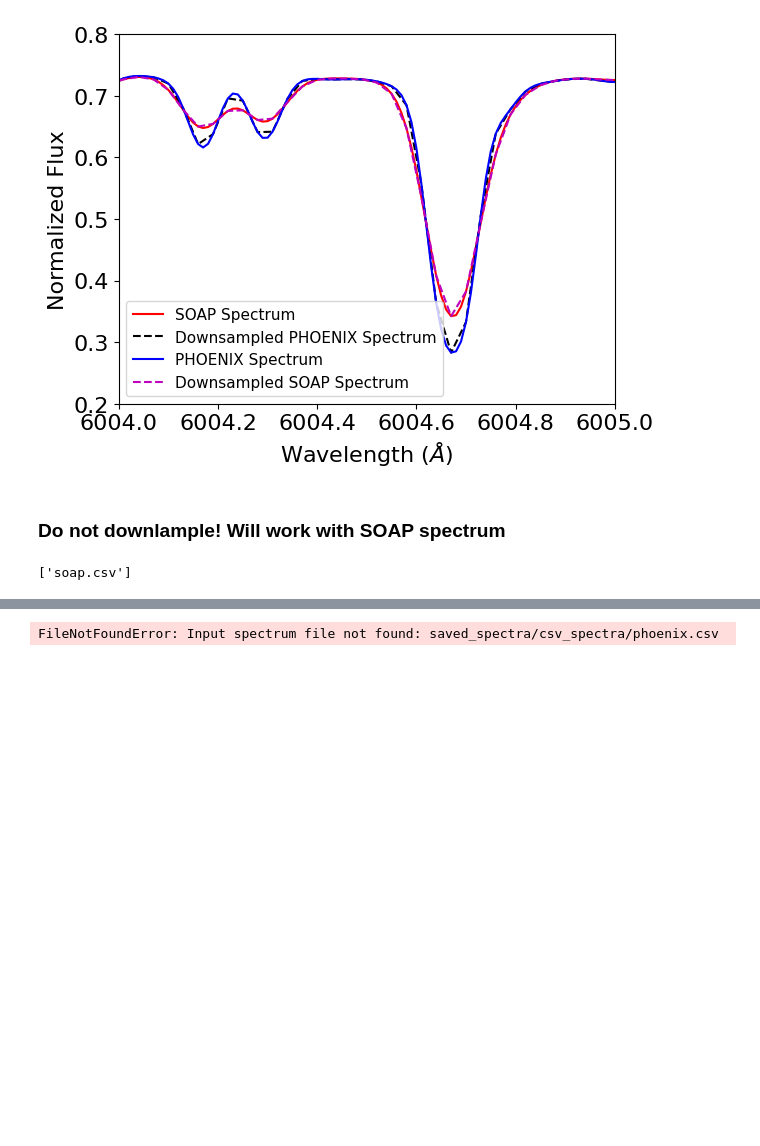
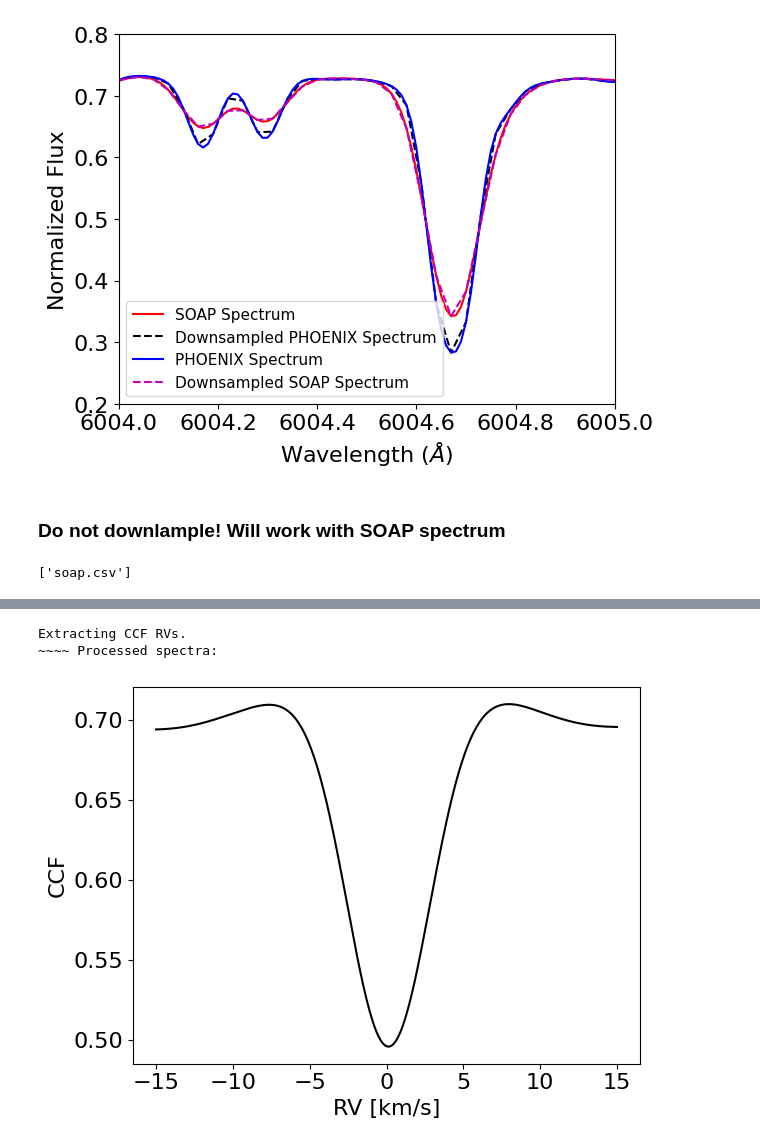
Before and after one commit to vadibekyan/DL_RV_diogo, a Jupyter notebook: integrated_star.ipynb, the cells around one changed output, grey strips where cells are left out. Drawn from its saved outputs; the diff is of its cells as text; code cells hidden in the pictures; blank space fills up the shorter version.

```diff
--- a/integrated_star.ipynb
+++ b/integrated_star.ipynb
@@ -353,36 +433,31 @@ Extracting CCF RVs.
 # %%
 # Example: compute one CCF from one input spectrum and one mask.
-phoenix_arve_result = create_arve_ccf(
-    input_spectrum="./saved_spectra/csv_spectra/phoenix.csv",
+soap_100ms_shifted_arve_result = create_arve_ccf(
+    input_spectrum="./saved_spectra/csv_spectra/soap_100ms_shifted.csv",
     mask_path="./saved_spectra/G5_mask.csv",
+    vrad_grid=(-15.0, 15.0, 0.1),
 )
 
-ccf_phoenix = phoenix_arve_result["example"]
-ccf_vrad_phoenix = phoenix_arve_result["ccf_vrad"]
-ccf_val_phoenix = phoenix_arve_result["ccf_val"]
-ccf_err_phoenix = phoenix_arve_result["ccf_err"]
-time_val_phoenix = phoenix_arve_result["time_val"]
-vrad_val_phoenix = phoenix_arve_result["vrad_val"]
-vrad_err_phoenix = phoenix_arve_result["vrad_err"]
-Nfile = len(phoenix_arve_result["files"])
+ccf_vrad_soap_100ms_shifted = soap_100ms_shifted_arve_result["ccf_vrad"]
+ccf_val_soap_100ms_shifted = soap_100ms_shifted_arve_result["ccf_val"]
+
+soap_100ms_shifted_arve_ccf = pd.DataFrame(
+    {
+        "ccf_vrad": ccf_vrad_soap_100ms_shifted,
+        "ccf_val": ccf_val_soap_100ms_shifted[0]
+    }
+)
+soap_100ms_shifted_arve_ccf.to_csv("./saved_spectra/soap_100ms_shifted_arve_ccf.csv", index=False)
 
 # Plot the CCF and RV results for the selected input spectrum.
-fig, axs = plt.subplots(2, sharex=True)
-axs[0].plot(ccf_vrad_phoenix, np.median(ccf_val_phoenix, axis=0), "-k")
-axs[0].set_ylabel("CCF")
-for i in range(Nfile):
-    axs[1].plot(ccf_vrad_phoenix, ccf_val_phoenix[i] - np.median(ccf_val_phoenix, axis=0), "-")
-axs[1].set_xlabel("RV [km/s]")
-axs[1].set_ylabel("$\Delta$CCF")
+fig, axs = plt.subplots(1)
+axs.plot(ccf_vrad_soap_100ms_shifted, ccf_val_soap_100ms_shifted[0], "-k")
+axs.set_ylabel("CCF")
+axs.set_xlabel("RV [km/s]")
 fig.align_ylabels()
 plt.tight_layout()
 plt.show()
-
-plt.figure()
-plt.errorbar(time_val_phoenix, vrad_val_phoenix, vrad_err_phoenix, fmt=".", color="k", ecolor="r")
-plt.xlabel("Time")
-plt.ylabel("RV [km/s]")
-plt.tight_layout()
-plt.show()
 # %% [output]
-FileNotFoundError: Input spectrum file not found: saved_spectra/csv_spectra/phoenix.csv
+Extracting CCF RVs.
+~~~~ Processed spectra:
+[figure, added]
```
Also changed, not shown: parts of 7 cells of this notebook, 6 other files.
